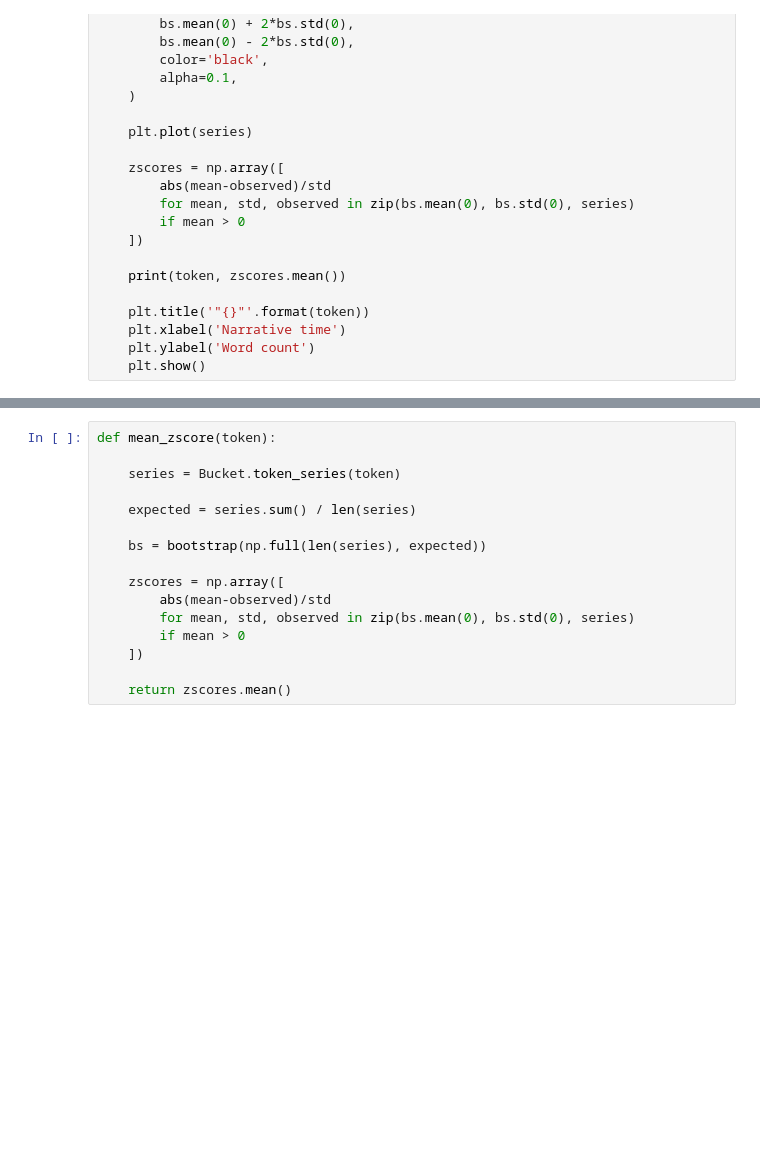
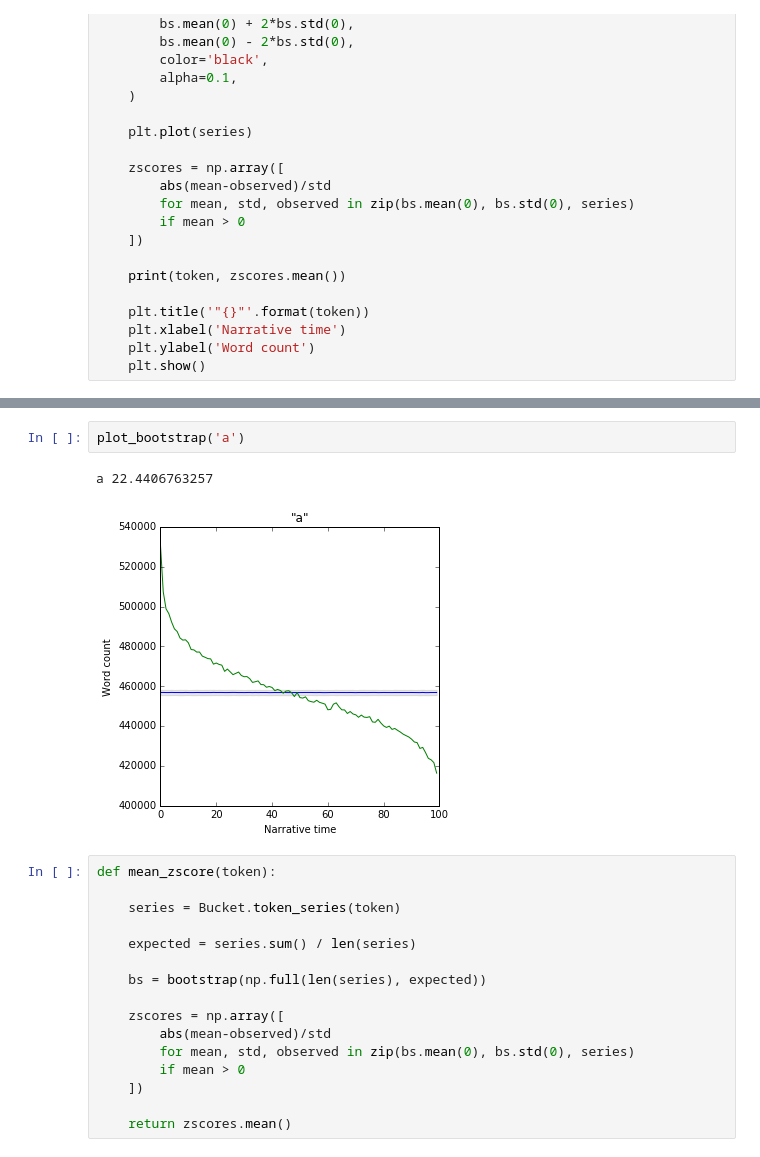
Before and after one commit to davidmcclure/literary-interior, a Jupyter notebook: notebooks/v32-ws-synchronic.ipynb, the cells around one changed output, grey strips where cells are left out. Cells and saved outputs as stored; diff of their text form; blank space fills up the shorter version.

```diff
--- a/notebooks/v32-ws-synchronic.ipynb
+++ b/notebooks/v32-ws-synchronic.ipynb
@@ -120,4 +120,9 @@ death 10.0316382332
 [figure]
+# %%
+plot_bootstrap('a')
+# %% [output]
+a 22.4406763257
+[figure, added]
 # %%
 def mean_zscore(token):
 
```
Also changed, not shown: parts of 5 cells of this notebook, 3 other files.
